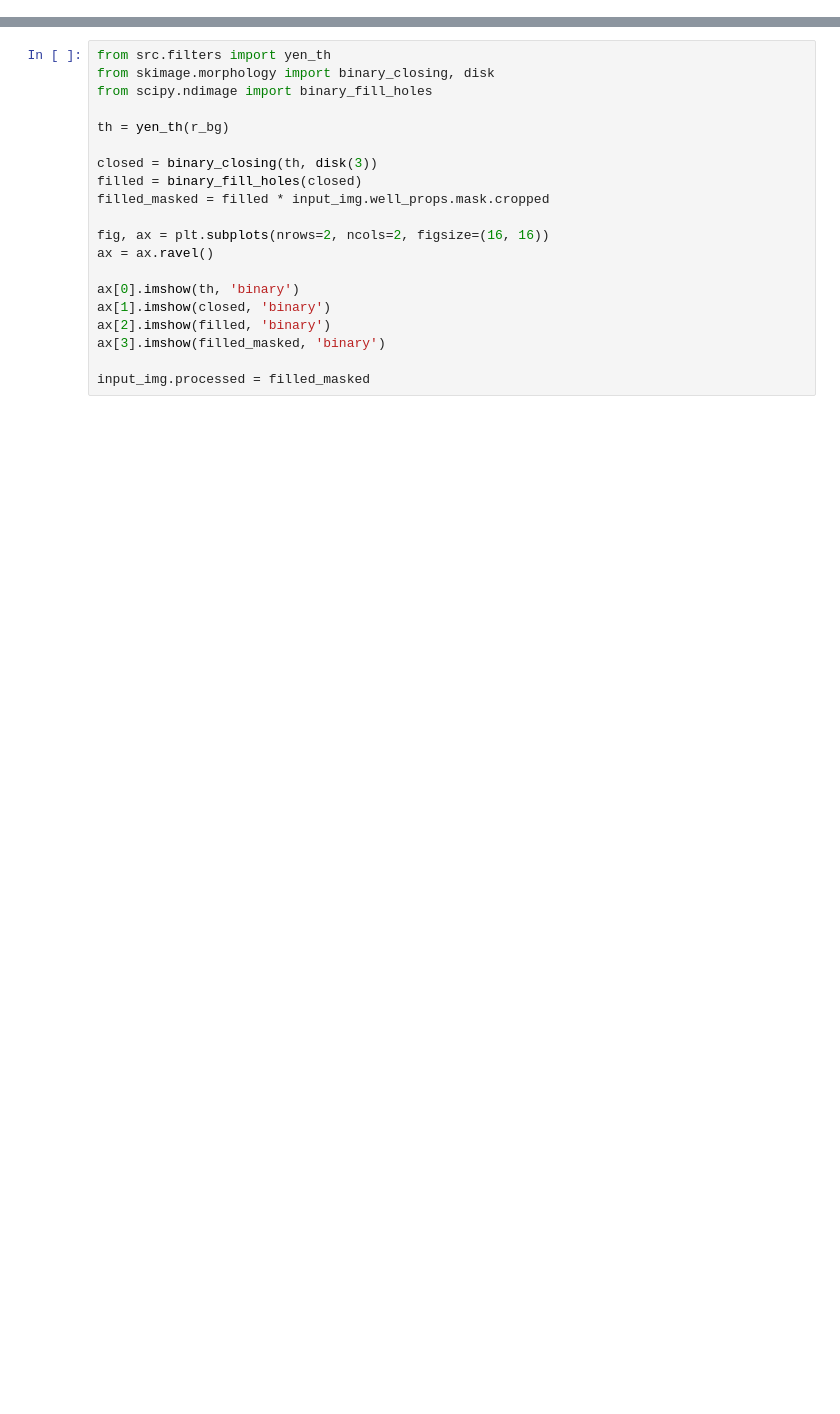
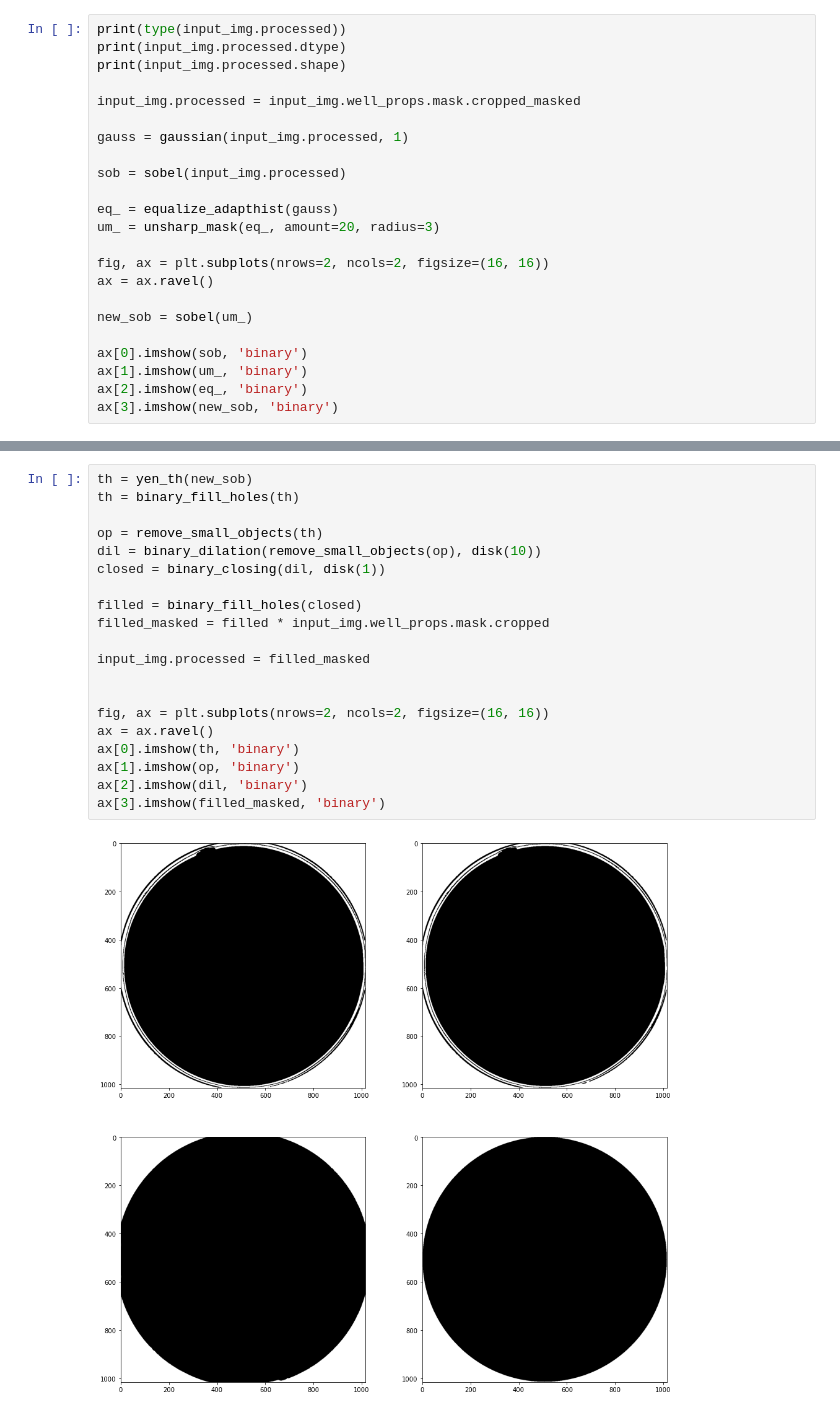
Before and after one commit to gimesia/zebrafisher, a Jupyter notebook: __jupyter__/find_fish.ipynb, the cells around one changed output, grey strips where cells are left out. Saved outputs shown, nothing was run; the diff lists cells and outputs as text; blank space fills up the shorter version.

```diff
--- a/__jupyter__/find_fish.ipynb
+++ b/__jupyter__/find_fish.ipynb
@@ -28,0 +79,23 @@ plt.imshow(input_img.processed, 'binary')
+# %%
+print(type(input_img.processed))
+print(input_img.processed.dtype)
+print(input_img.processed.shape)
+
+input_img.processed = input_img.well_props.mask.cropped_masked
+
+gauss = gaussian(input_img.processed, 1)
+
+sob = sobel(input_img.processed)
+
+eq_ = equalize_adapthist(gauss)
+um_ = unsharp_mask(eq_, amount=20, radius=3)
+
+fig, ax = plt.subplots(nrows=2, ncols=2, figsize=(16, 16))
+ax = ax.ravel()
+
+new_sob = sobel(um_)
+
+ax[0].imshow(sob, 'binary')
+ax[1].imshow(um_, 'binary')
+ax[2].imshow(eq_, 'binary')
+ax[3].imshow(new_sob, 'binary')
@@ -29,20 +112,22 @@ plt.imshow(input_img.processed, 'binary')
 # %%
-from src.filters import yen_th
-from skimage.morphology import binary_closing, disk
-from scipy.ndimage import binary_fill_holes
+th = yen_th(new_sob)
+th = binary_fill_holes(th)
 
-th = yen_th(r_bg)
+op = remove_small_objects(th)
+dil = binary_dilation(remove_small_objects(op), disk(10))
+closed = binary_closing(dil, disk(1))
 
-closed = binary_closing(th, disk(3))
 filled = binary_fill_holes(closed)
 filled_masked = filled * input_img.well_props.mask.cropped
 
+input_img.processed = filled_masked
+
+
 fig, ax = plt.subplots(nrows=2, ncols=2, figsize=(16, 16))
 ax = ax.ravel()
-
 ax[0].imshow(th, 'binary')
-ax[1].imshow(closed, 'binary')
-ax[2].imshow(filled, 'binary')
+ax[1].imshow(op, 'binary')
+ax[2].imshow(dil, 'binary')
 ax[3].imshow(filled_masked, 'binary')
-
-input_img.processed = filled_masked
+# %% [output]
+[figure, added]
```
Also changed, not shown: parts of 27 cells of this notebook.
